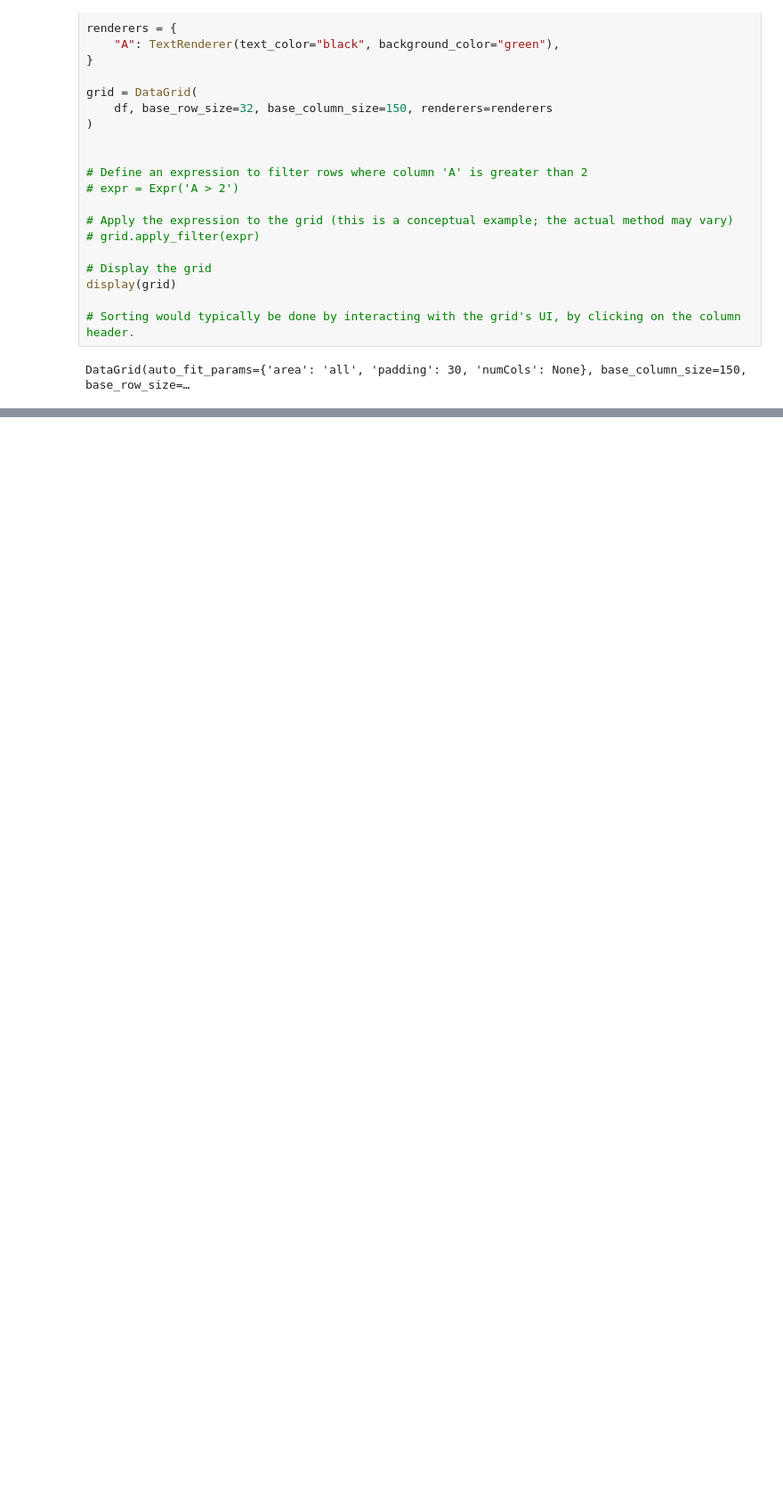
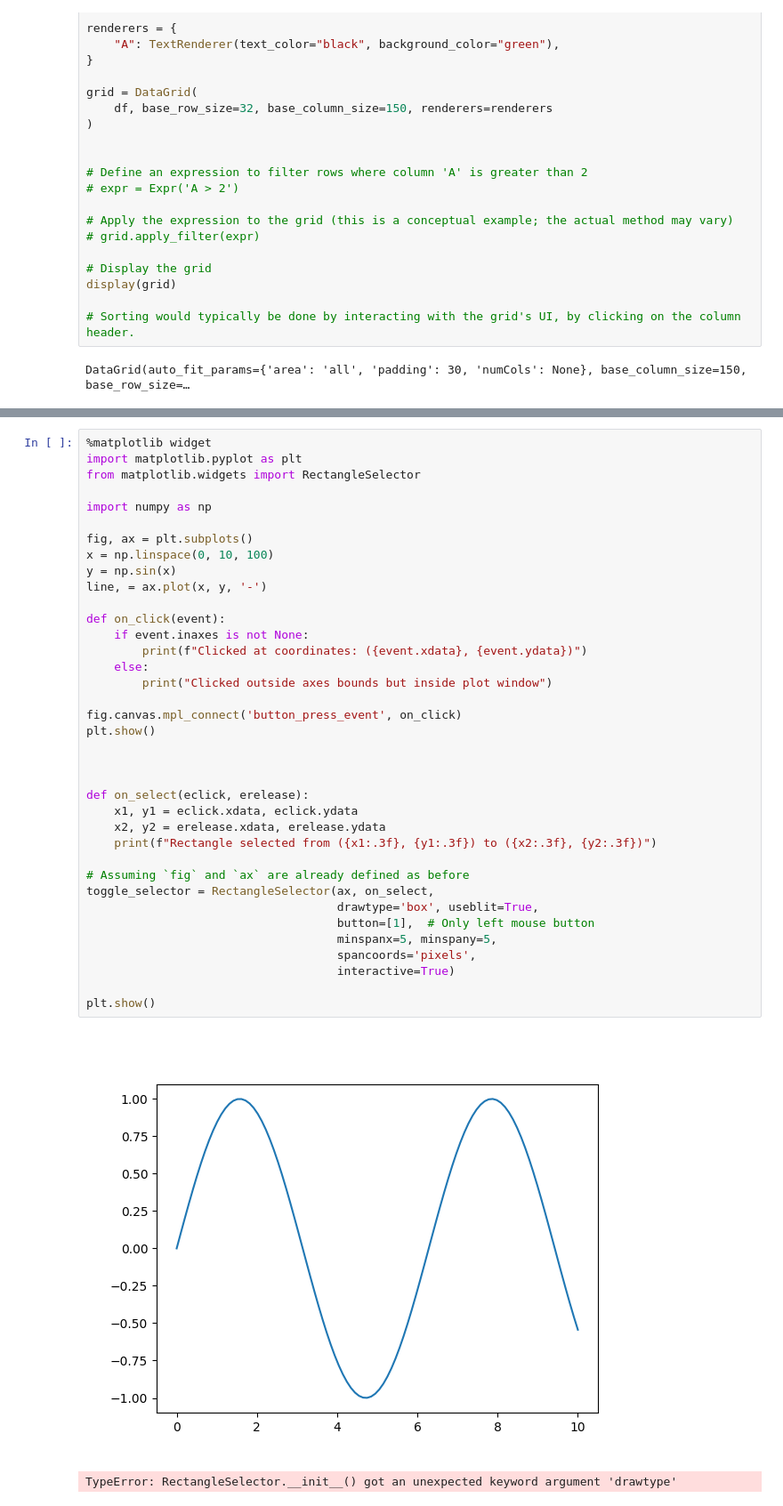
Before and after one commit to isamplesorg/examples, a Jupyter notebook: basic/ipydatagrid-learn.ipynb, the cells around one changed output, grey strips where cells are left out. Shown at 89% size. Drawn from its saved outputs; the diff is of its cells as text; blank space fills up the shorter version.

```diff
--- a/basic/ipydatagrid-learn.ipynb
+++ b/basic/ipydatagrid-learn.ipynb
@@ -34,0 +54,40 @@ DataGrid(auto_fit_params={'area': 'all', 'padding': 30, 'numCols': None}, base_c
+# %%
+%matplotlib widget
+import matplotlib.pyplot as plt
+from matplotlib.widgets import RectangleSelector
+
+import numpy as np
+
+fig, ax = plt.subplots()
+x = np.linspace(0, 10, 100)
+y = np.sin(x)
+line, = ax.plot(x, y, '-')
+
+def on_click(event):
+    if event.inaxes is not None:
+        print(f"Clicked at coordinates: ({event.xdata}, {event.ydata})")
+    else:
+        print("Clicked outside axes bounds but inside plot window")
+
+fig.canvas.mpl_connect('button_press_event', on_click)
+plt.show()
+
+
+
+def on_select(eclick, erelease):
+    x1, y1 = eclick.xdata, eclick.ydata
+    x2, y2 = erelease.xdata, erelease.ydata
+    print(f"Rectangle selected from ({x1:.3f}, {y1:.3f}) to ({x2:.3f}, {y2:.3f})")
+
+# Assuming `fig` and `ax` are already defined as before
+toggle_selector = RectangleSelector(ax, on_select,
+                                    drawtype='box', useblit=True,
+                                    button=[1],  # Only left mouse button
+                                    minspanx=5, minspany=5,
+                                    spancoords='pixels',
+                                    interactive=True)
+
+plt.show()
+# %% [output]
+[figure, added]
+TypeError: RectangleSelector.__init__() got an unexpected keyword argument 'drawtype'
```
Also changed, not shown: parts of 1 cell of this notebook, 5 other files.
